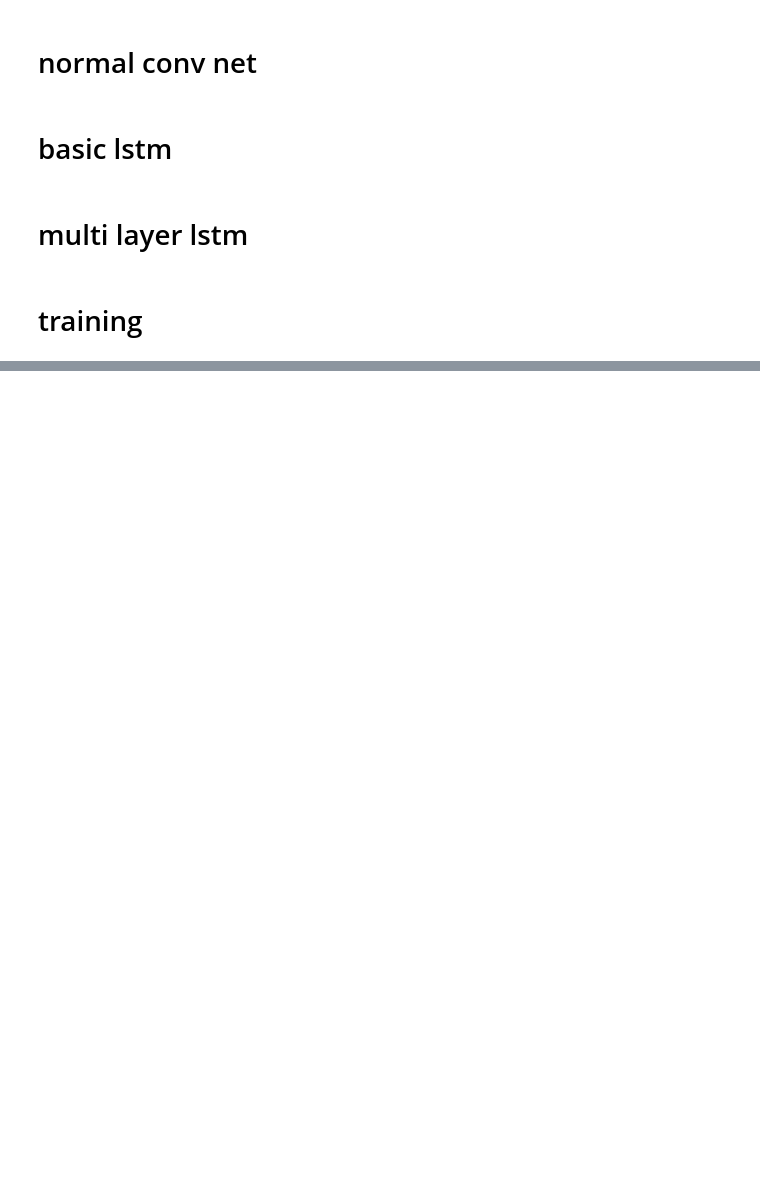
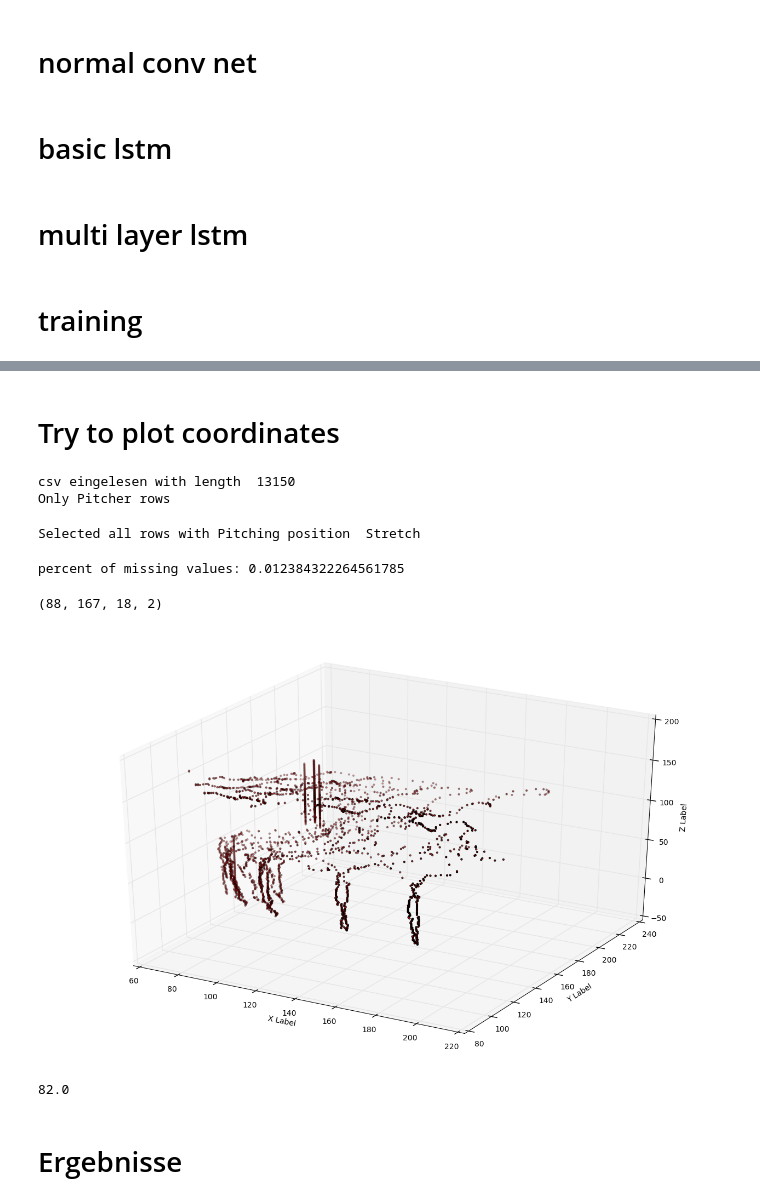
Before and after one commit to NinaWie/pitch_type, a Jupyter notebook: pitch classification.ipynb, the cells around one changed output, grey strips where cells are left out. Cells and saved outputs as stored; diff of their text form; code cells hidden in the pictures; blank space fills up the shorter version.

```diff
--- a/pitch classification.ipynb
+++ b/pitch classification.ipynb
@@ -697,0 +798,27 @@ print(acc)
+# %% [markdown]
+# Try to plot coordinates
+# %%
+import pandas as pd
+import numpy as np
+
+from data_preprocess import Preprocessor
+prepro = Preprocessor("cf_data.csv")
+# %% [output]
+csv eingelesen with length  13150
+Only Pitcher rows
+# %%
+players, _ = prepro.get_list_with_most("Pitcher")
+prepro.select_movement("Stretch")
+prepro.cut_file_to_pitcher(players[2])
+# %% [output]
+Selected all rows with Pitching position  Stretch
+# %%
+df = prepro.cf
+pitchi, _ = prepro.get_list_with_most("Pitch Type")
+df = df[df["Pitch Type"]==pitchi[0]]
+# %%
+prepro.cf = df
+# %%
+data = prepro.get_coord_arr()
+# %% [output]
+percent of missing values: 0.012384322264561785
@@ -697,0 +830,27 @@ print(acc)
+# %%
+print(data.shape)
+import matplotlib.pyplot as plt
+from mpl_toolkits.mplot3d import Axes3D
+fig = plt.figure(figsize=(16,10))
+ax = fig.add_subplot(111, projection='3d')
+
+#z=range(167)
+for i in range(167):
+    ax.scatter(data[10, i, :16, 0], data[10, i, :16, 1], i, c= 'red', s=4)
+
+
+#for i in range(18):
+#    ax.scatter(data[10, :, i, 0], data[10, i, :, 1], z, c= 'red', s=1)
+
+ax.set_xlabel('X Label')
+ax.set_ylabel('Y Label')
+ax.set_zlabel('Z Label')
+plt.show()
+#Axes3D.scatter(mean_data[0], mean_data[1], mean_data[2])
+# %% [output]
+(88, 167, 18, 2)
+[figure, added]
+# %%
+print(max(prepro.cf['first_movement_frame_index'].values))
+# %% [output]
+82.0
@@ -697,0 +860,2 @@ print(acc)
+# %% [markdown]
+# Ergebnisse
```
Also changed, not shown: parts of 36 cells of this notebook, 8 other files.
